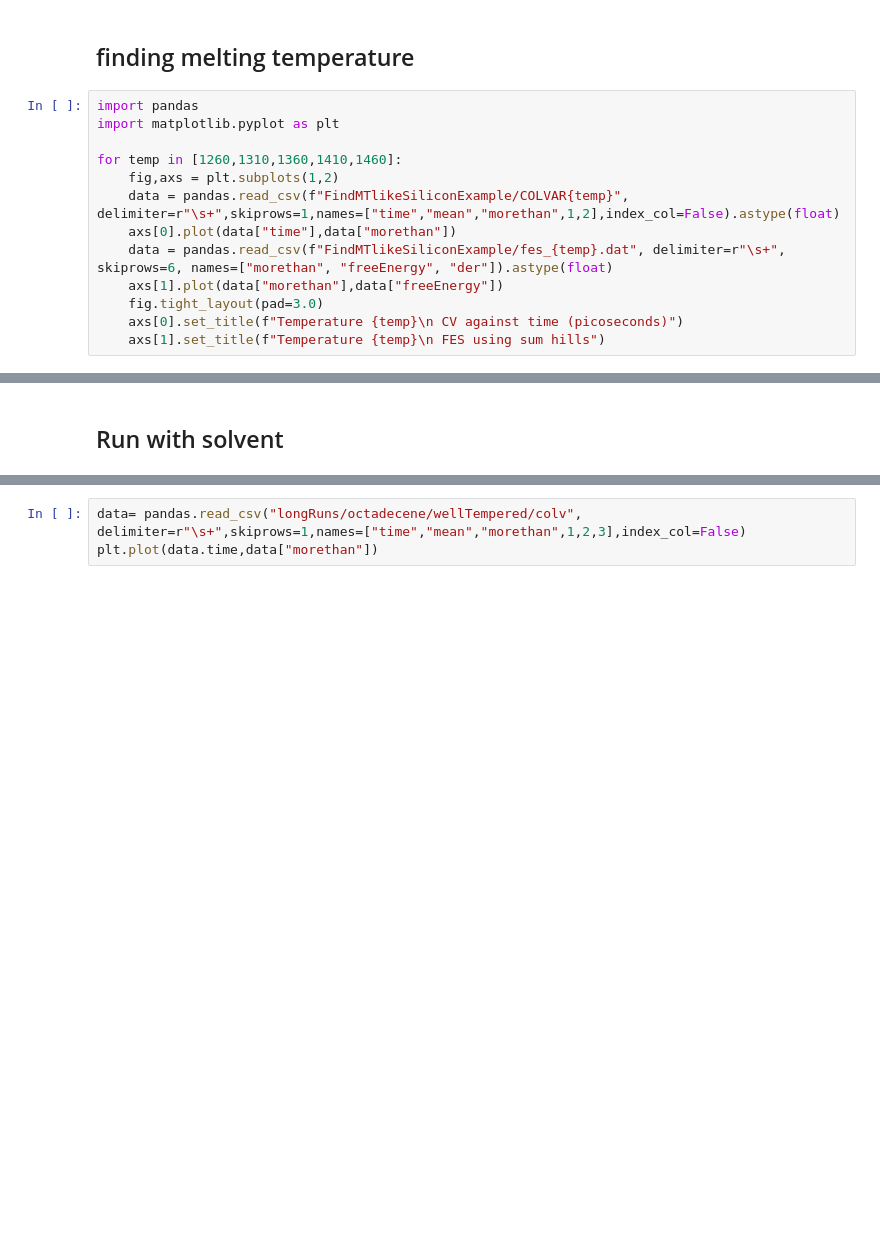
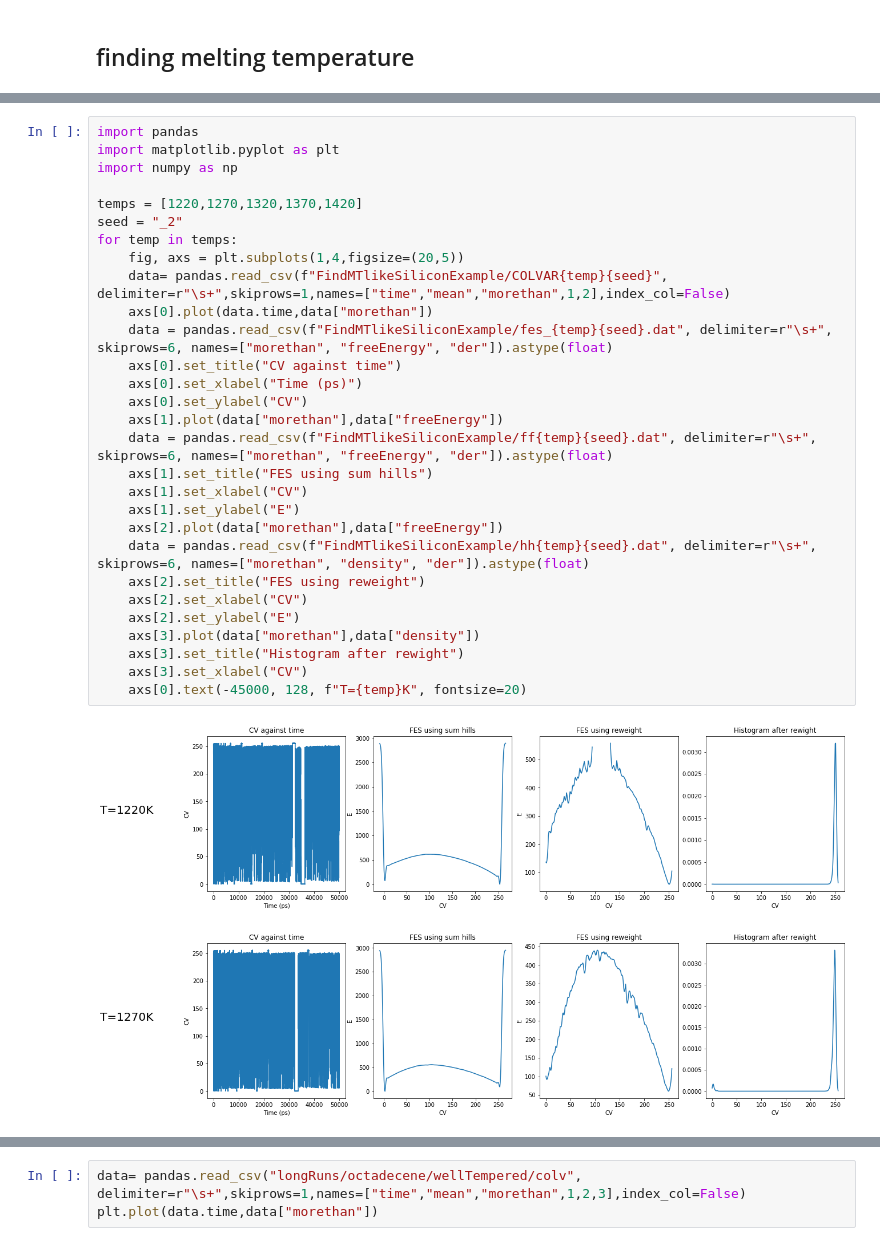
Before and after one commit to OfirBlumer/CuNanoParticles, a Jupyter notebook: lammpsSimulations/analysis.ipynb, the cells around one changed output, grey strips where cells are left out. Cells and saved outputs as stored; diff of their text form; blank space fills up the shorter version.

```diff
--- a/lammpsSimulations/analysis.ipynb
+++ b/lammpsSimulations/analysis.ipynb
@@ -1,15 +1,2 @@
 # %% [markdown]
 ## finding melting temperature
-# %%
-import pandas
-import matplotlib.pyplot as plt
-
-for temp in [1260,1310,1360,1410,1460]:
-    fig,axs = plt.subplots(1,2)
-    data = pandas.read_csv(f"FindMTlikeSiliconExample/COLVAR{temp}", delimiter=r"\s+",skiprows=1,names=["time","mean","morethan",1,2],index_col=False).astype(float)
-    axs[0].plot(data["time"],data["morethan"])
-    data = pandas.read_csv(f"FindMTlikeSiliconExample/fes_{temp}.dat", delimiter=r"\s+", skiprows=6, names=["morethan", "freeEnergy", "der"]).astype(float)
-    axs[1].plot(data["morethan"],data["freeEnergy"])
-    fig.tight_layout(pad=3.0)
-    axs[0].set_title(f"Temperature {temp}\n CV against time (picoseconds)")
-    axs[1].set_title(f"Temperature {temp}\n FES using sum hills")
@@ -22,2 +3,32 @@ for temp in [1260,1310,1360,1410,1460]:
-# %% [markdown]
-## Run with solvent
+# %%
+import pandas
+import matplotlib.pyplot as plt
+import numpy as np
+
+temps = [1220,1270,1320,1370,1420]
+seed = "_2"
+for temp in temps:
+    fig, axs = plt.subplots(1,4,figsize=(20,5))
+    data= pandas.read_csv(f"FindMTlikeSiliconExample/COLVAR{temp}{seed}", delimiter=r"\s+",skiprows=1,names=["time","mean","morethan",1,2],index_col=False)
+    axs[0].plot(data.time,data["morethan"])
+    data = pandas.read_csv(f"FindMTlikeSiliconExample/fes_{temp}{seed}.dat", delimiter=r"\s+", skiprows=6, names=["morethan", "freeEnergy", "der"]).astype(float)
+    axs[0].set_title("CV against time")
+    axs[0].set_xlabel("Time (ps)")
+    axs[0].set_ylabel("CV")
+    axs[1].plot(data["morethan"],data["freeEnergy"])
+    data = pandas.read_csv(f"FindMTlikeSiliconExample/ff{temp}{seed}.dat", delimiter=r"\s+", skiprows=6, names=["morethan", "freeEnergy", "der"]).astype(float)
+    axs[1].set_title("FES using sum hills")
+    axs[1].set_xlabel("CV")
+    axs[1].set_ylabel("E")
+    axs[2].plot(data["morethan"],data["freeEnergy"])
+    data = pandas.read_csv(f"FindMTlikeSiliconExample/hh{temp}{seed}.dat", delimiter=r"\s+", skiprows=6, names=["morethan", "density", "der"]).astype(float)
+    axs[2].set_title("FES using reweight")
+    axs[2].set_xlabel("CV")
+    axs[2].set_ylabel("E")
+    axs[3].plot(data["morethan"],data["density"])
+    axs[3].set_title("Histogram after rewight")
+    axs[3].set_xlabel("CV")
+    axs[0].text(-45000, 128, f"T={temp}K", fontsize=20)
+# %% [output]
+[figure, added]
+[figure, added]
```
Also changed, not shown: parts of 4 cells of this notebook.
